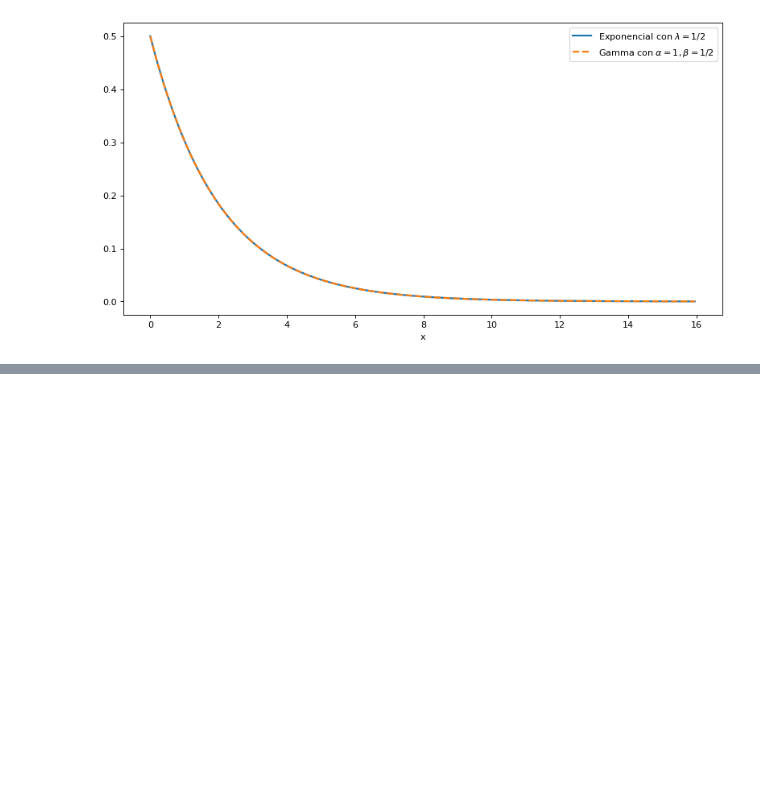
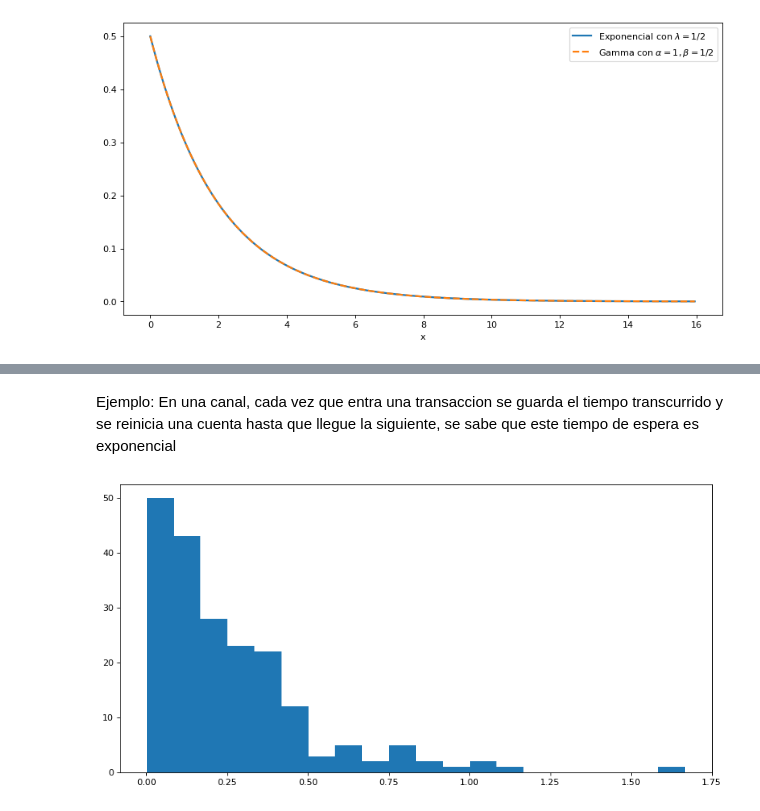
Before and after one commit to julian4u0/pystats, a Jupyter notebook: distributions.ipynb, the cells around one changed output, grey strips where cells are left out. Drawn from its saved outputs; the diff is of its cells as text; code cells hidden in the pictures; blank space fills up the shorter version.

```diff
--- a/distributions.ipynb
+++ b/distributions.ipynb
@@ -114,0 +139,12 @@ Y avistar 10 individuos en dos dias no parece algo tan raro.
+# %% [markdown]
+Ejemplo: En una canal, cada vez que entra una transaccion se guarda el tiempo transcurrido y se reinicia una cuenta hasta que llegue la siguiente, se sabe que este tiempo de espera es exponencial
+# %%
+from numpy import random
+
+figure(figsize=(12, 6), dpi=80)
+tiempos = random.exponential(scale = 1/4, size=200)
+
+plt.hist(tiempos, bins=20)
+plt.show()
+# %% [output]
+[figure, added]
```
Also changed, not shown: parts of 14 cells of this notebook.
